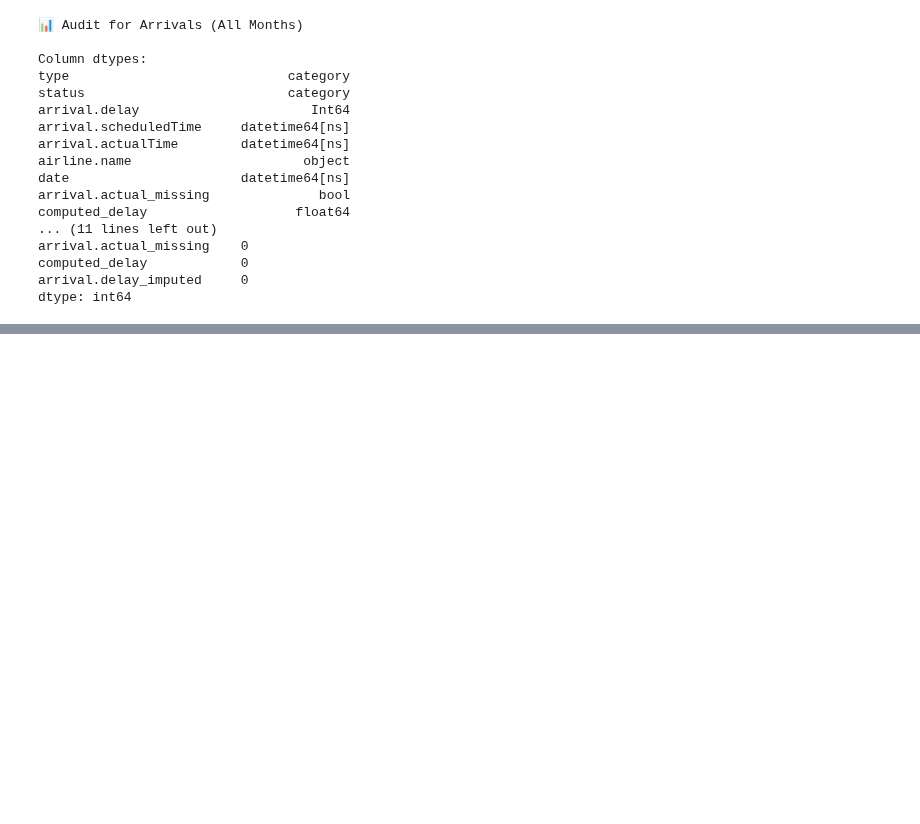
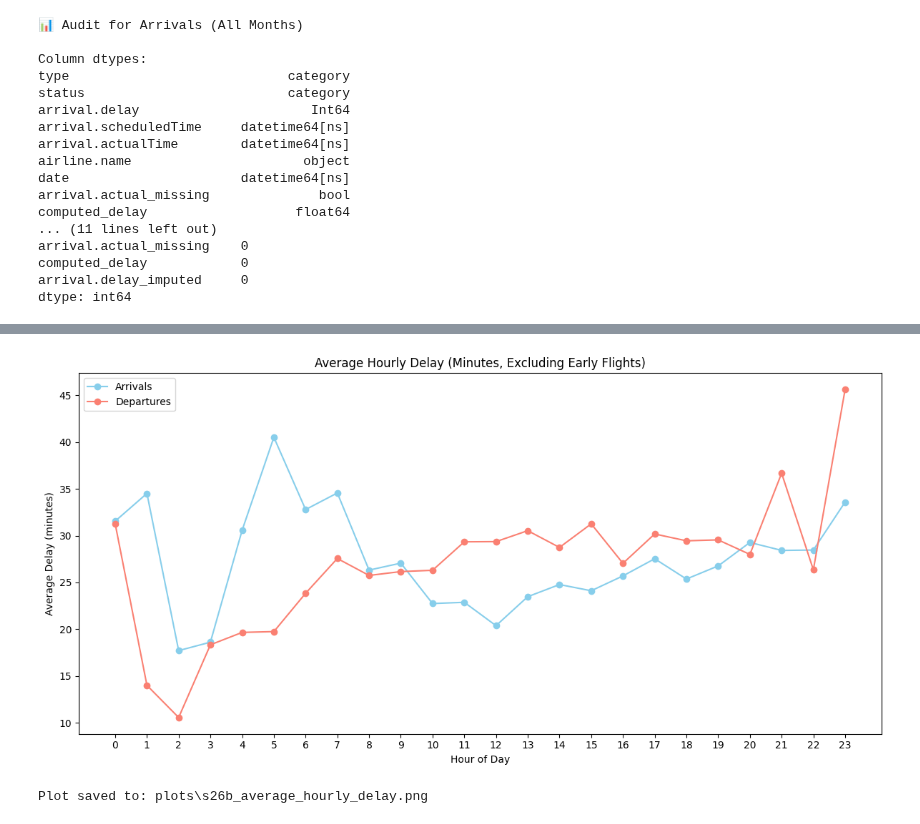
Before and after one commit to ECronin1973/programming-for-data-analytics, a Jupyter notebook: project/project.ipynb, the cells around one changed output, grey strips where cells are left out. Cells and saved outputs as stored; diff of their text form; code cells hidden in the pictures; blank space fills up the shorter version.

```diff
--- a/project/project.ipynb
+++ b/project/project.ipynb
@@ -2756,15 +2986,45 @@ Targeted line plots are generated to show the **average hourly delay** for both
 # %%
-arrivals_hourly_delay = df_arrivals[df_arrivals["arrival.delay"] >= 0].groupby(df_arrivals["arrival.scheduledTime"].dt.hour)["arrival.delay"].mean()
-departures_hourly_delay = df_departures[df_departures["departure.delay"] >= 0].groupby(df_departures["departure.scheduledTime"].dt.hour)["departure.delay"].mean()
+# 📑 Step 26b – Average Hourly Delay (Excluding Early Flights)
 
+import matplotlib.pyplot as plt
+from pathlib import Path
+
+# ✅ Create plots directory if it doesn't exist
+PLOTS_DIR = Path("plots")
+PLOTS_DIR.mkdir(parents=True, exist_ok=True)
+
+# ✅ Compute average hourly delays (excluding early flights)
+arrivals_hourly_delay = (
+    df_arrivals[df_arrivals["arrival.delay"] >= 0]
+    .groupby(df_arrivals["arrival.scheduledTime"].dt.hour)["arrival.delay"]
+    .mean()
+)
+departures_hourly_delay = (
+    df_departures[df_departures["departure.delay"] >= 0]
+    .groupby(df_departures["departure.scheduledTime"].dt.hour)["departure.delay"]
+    .mean()
+)
+
+# ✅ Generate plot
 plt.figure(figsize=(12,6))
 arrivals_hourly_delay.plot(marker="o", label="Arrivals", color="skyblue")
 departures_hourly_delay.plot(marker="o", label="Departures", color="salmon")
 plt.title("Average Hourly Delay (Minutes, Excluding Early Flights)")
 plt.xlabel("Hour of Day")
 plt.ylabel("Average Delay (minutes)")
 plt.xticks(range(0,24))
 plt.legend()
 plt.tight_layout()
+
+# ✅ Save plot to 'plots' folder
+plot_path = PLOTS_DIR / "s26b_average_hourly_delay.png"
+plt.savefig(plot_path)
+
+# ✅ Show plot inline
 plt.show()
+
+print(f"Plot saved to: {plot_path}")
+# %% [output]
+[figure, added]
+Plot saved to: plots\s26b_average_hourly_delay.png
 # %% [markdown]
```
Also changed, not shown: parts of 116 cells of this notebook, 16 other files.
